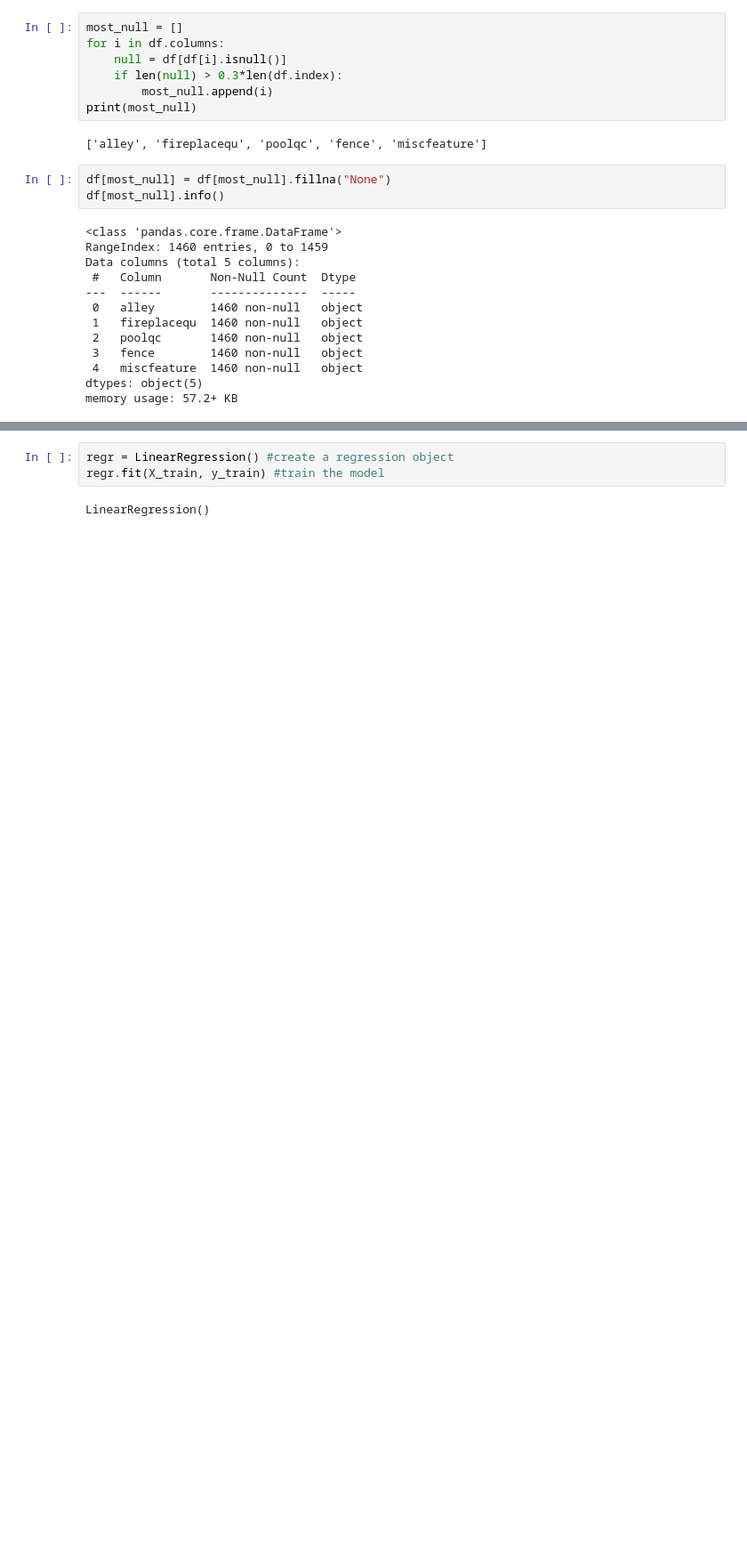
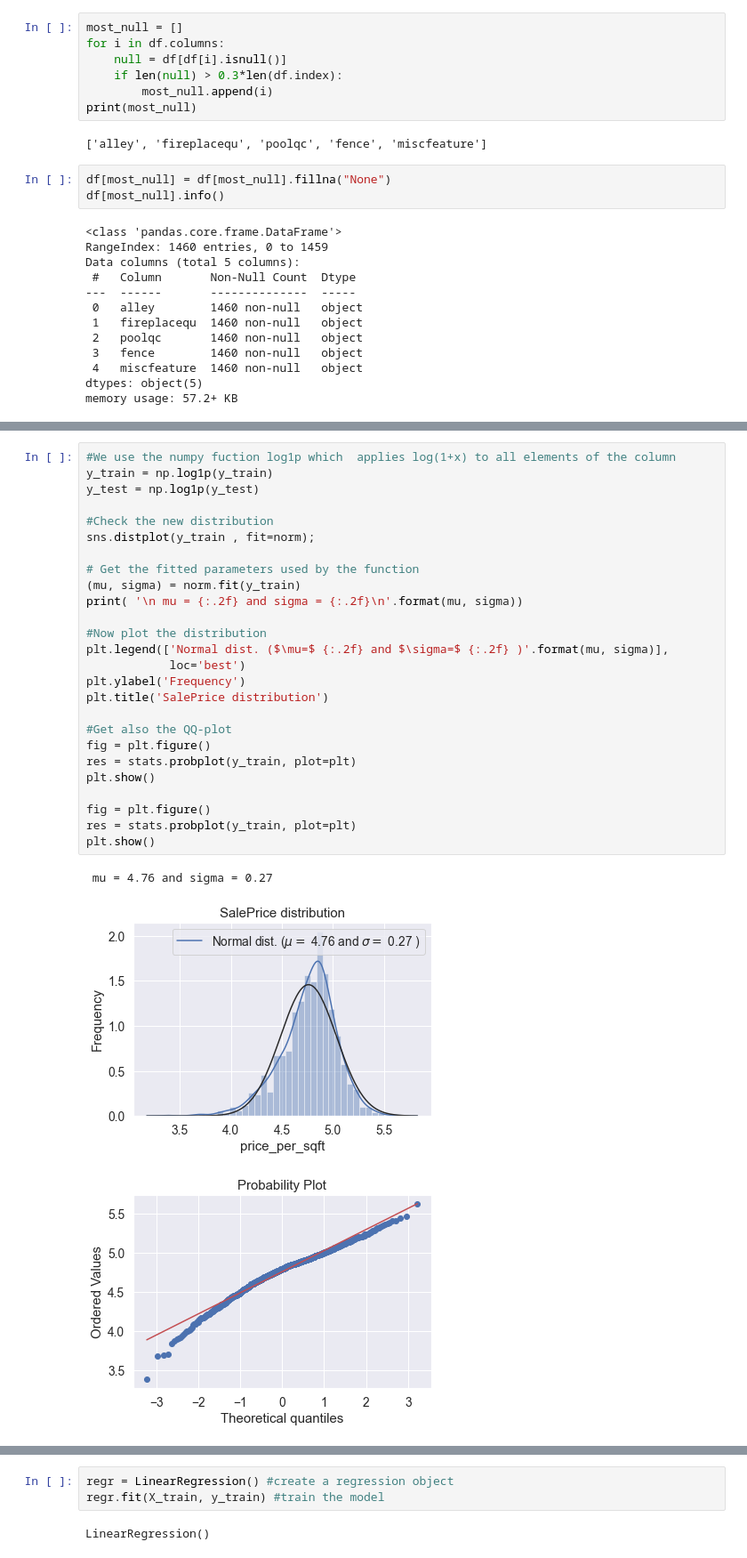
Before and after one commit to oscar-dif/ExamProject, a Jupyter notebook: house_prices.ipynb, the cells around one changed output, grey strips where cells are left out. Shown: that part at 89% size. Saved outputs shown, nothing was run; the diff lists cells and outputs as text; blank space fills up the shorter version.

```diff
--- a/house_prices.ipynb
+++ b/house_prices.ipynb
@@ -333,0 +393,30 @@ False
+# %%
+#We use the numpy fuction log1p which  applies log(1+x) to all elements of the column
+y_train = np.log1p(y_train)
+y_test = np.log1p(y_test)
+
+#Check the new distribution
+sns.distplot(y_train , fit=norm);
+
+# Get the fitted parameters used by the function
+(mu, sigma) = norm.fit(y_train)
+print( '\n mu = {:.2f} and sigma = {:.2f}\n'.format(mu, sigma))
+
+#Now plot the distribution
+plt.legend(['Normal dist. ($\mu=$ {:.2f} and $\sigma=$ {:.2f} )'.format(mu, sigma)],
+            loc='best')
+plt.ylabel('Frequency')
+plt.title('SalePrice distribution')
+
+#Get also the QQ-plot
+fig = plt.figure()
+res = stats.probplot(y_train, plot=plt)
+plt.show()
+
+fig = plt.figure()
+res = stats.probplot(y_train, plot=plt)
+plt.show()
+# %% [output]
+ mu = 4.76 and sigma = 0.27
+[figure, added]
+[figure, added]
```
Also changed, not shown: parts of 50 cells of this notebook, 1 other file.
